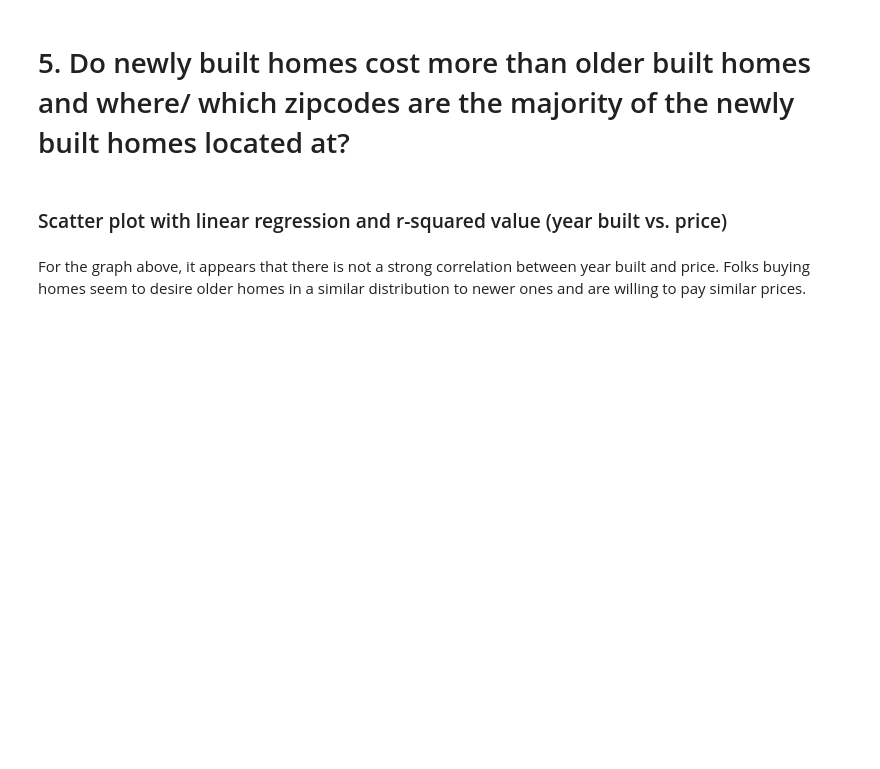
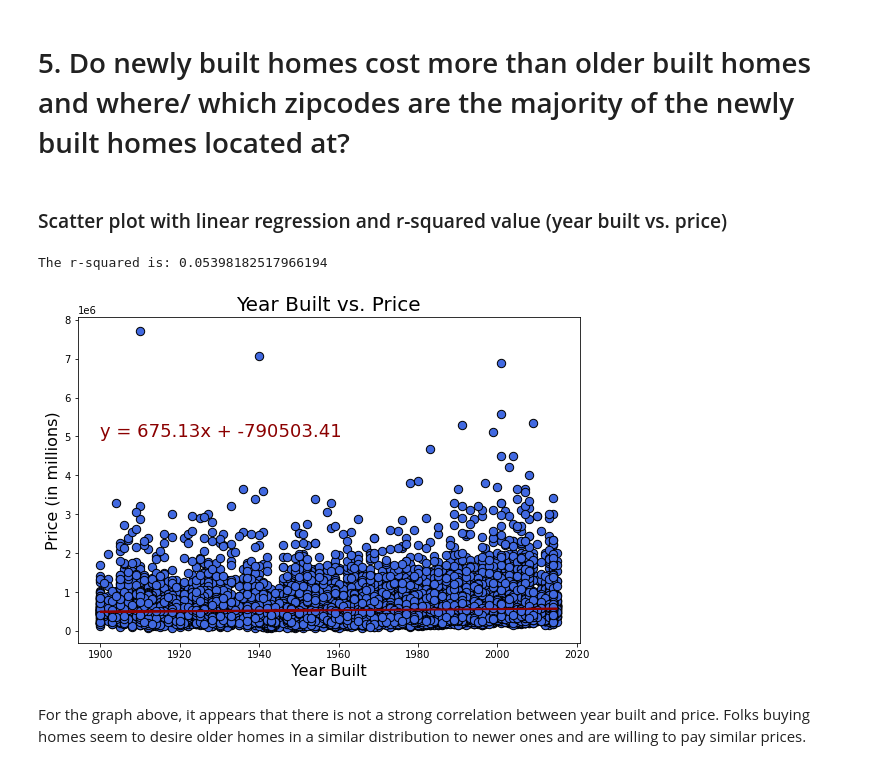
Before and after one commit to ameliahorton/King_county_house_sales_analysis, a Jupyter notebook: House Sales in King County, USA.ipynb, the cells around one changed output. Cells and saved outputs as stored; diff of their text form; code cells hidden in the pictures; blank space fills up the shorter version.

```diff
--- a/House Sales in King County, USA.ipynb
+++ b/House Sales in King County, USA.ipynb
@@ -416,36 +503,39 @@ plt.show()
 # %%
 # Build scatter plot for each data type:
 plt.figure(figsize=(9,6))
 x_values = house_data_df['yr_built']
 y_values = house_data_df['price']
 
 # Perform a linear regression on wind speed vs. latitude:
 (slope, intercept, rvalue, pvalue, stderr) = linregress(x_values, y_values)
 
 # Get regression values:
 regress_values = x_values * slope + intercept
 
 # Create line equation string:
 line_eq = 'y = ' + str(round(slope,2)) + 'x + ' + str(round(intercept,2))
 
 # Create plot:
 plt.scatter(x_values,y_values, marker='o', color='royalblue', s=[70], edgecolors='black')
 plt.plot(x_values,regress_values,'darkred', linewidth=2)
 
 # Incorporate the other graph properties:
-plt.title('year built vs. price', fontsize=20)
-plt.ylabel('price (in millions)', fontsize=16, color='black')
-plt.xlabel('year built', fontsize=16, color='black')
+plt.title('Year Built vs. Price', fontsize=20)
+plt.ylabel('Price (in millions)', fontsize=16, color='black')
+plt.xlabel('Year Built', fontsize=16, color='black')
 plt.annotate(line_eq,(1900,5e6), fontsize=18, color='darkred')
 
 # Print r-squared value:
 print(f'The r-squared is: {rvalue}')
 
 # Save the figure:
 plt.savefig('output_data/yearbuiltvsprice.png')
 
 # Show plot:
 plt.show()
+# %% [output]
+The r-squared is: 0.05398182517966194
+[figure, added]
 # %% [markdown]
 For the graph above, it appears that there is not a strong correlation between year built and price. Folks buying homes seem to desire older homes in a similar distribution to newer ones and are willing to pay similar prices.
 # %% [markdown]
```
Also changed, not shown: parts of 21 cells of this notebook, 2 other files.
